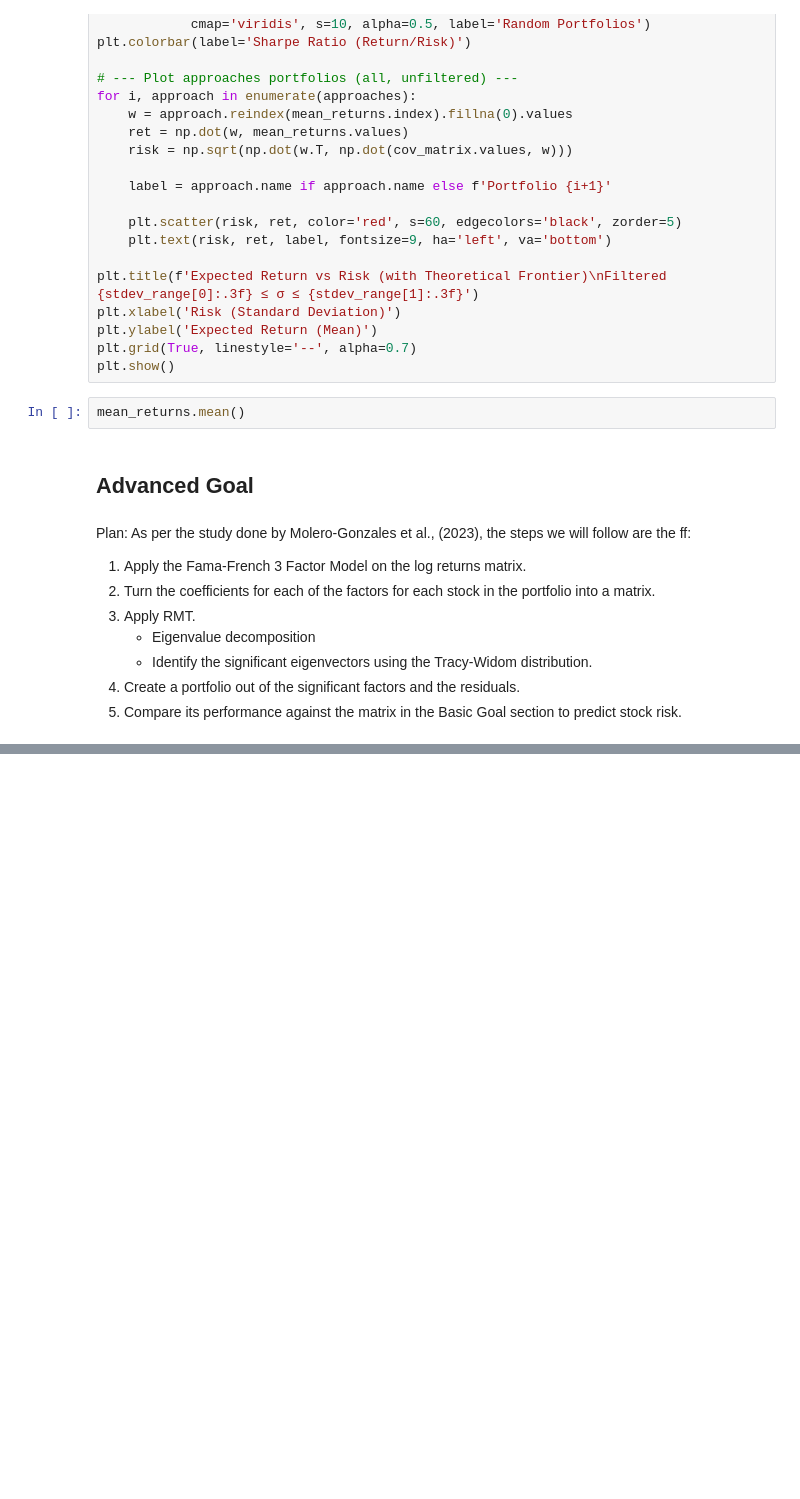
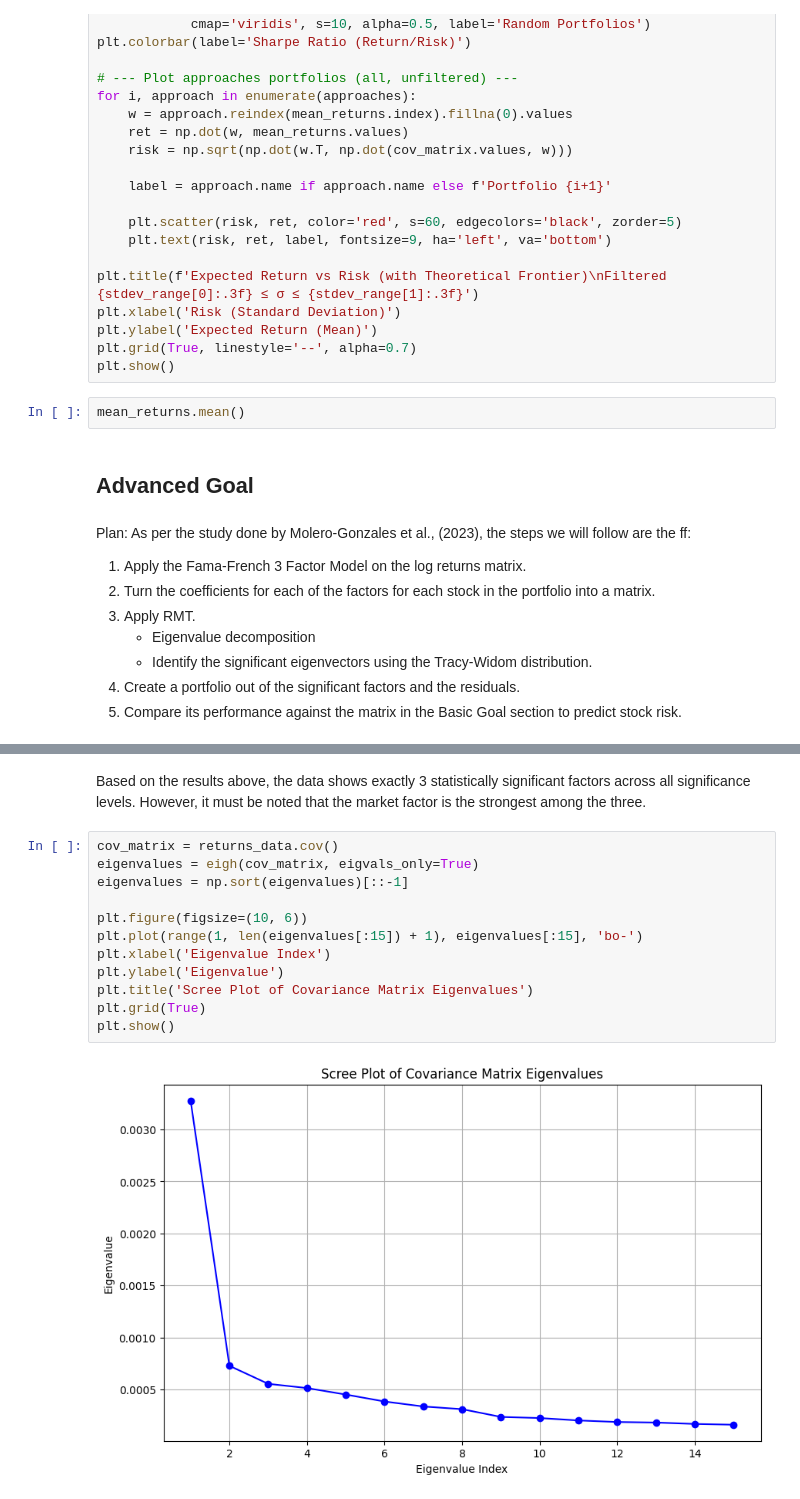
Before and after one commit to donnafaithhh/Fama-Markowitz-Mini-Project, a Jupyter notebook: mini project.ipynb, the cells around one changed output, grey strips where cells are left out. Cells and saved outputs as stored; diff of their text form; blank space fills up the shorter version.

```diff
--- a/mini project.ipynb
+++ b/mini project.ipynb
@@ -1391,0 +1268,17 @@ if len(results_df) > 0:
+# %% [markdown]
+Based on the results above, the data shows exactly 3 statistically significant factors across all significance levels.
+However, it must be noted that the market factor is the strongest among the three.
+# %%
+cov_matrix = returns_data.cov()
+eigenvalues = eigh(cov_matrix, eigvals_only=True)
+eigenvalues = np.sort(eigenvalues)[::-1]
+
+plt.figure(figsize=(10, 6))
+plt.plot(range(1, len(eigenvalues[:15]) + 1), eigenvalues[:15], 'bo-')
+plt.xlabel('Eigenvalue Index')
+plt.ylabel('Eigenvalue')
+plt.title('Scree Plot of Covariance Matrix Eigenvalues')
+plt.grid(True)
+plt.show()
+# %% [output]
+[figure, added]
```
Also changed, not shown: parts of 23 cells of this notebook.
